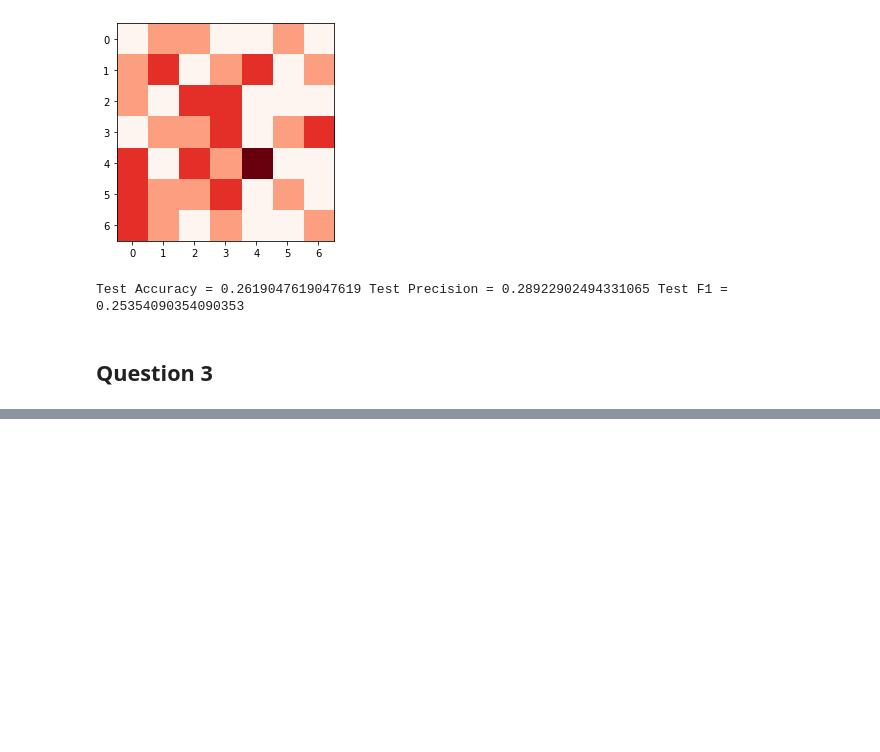
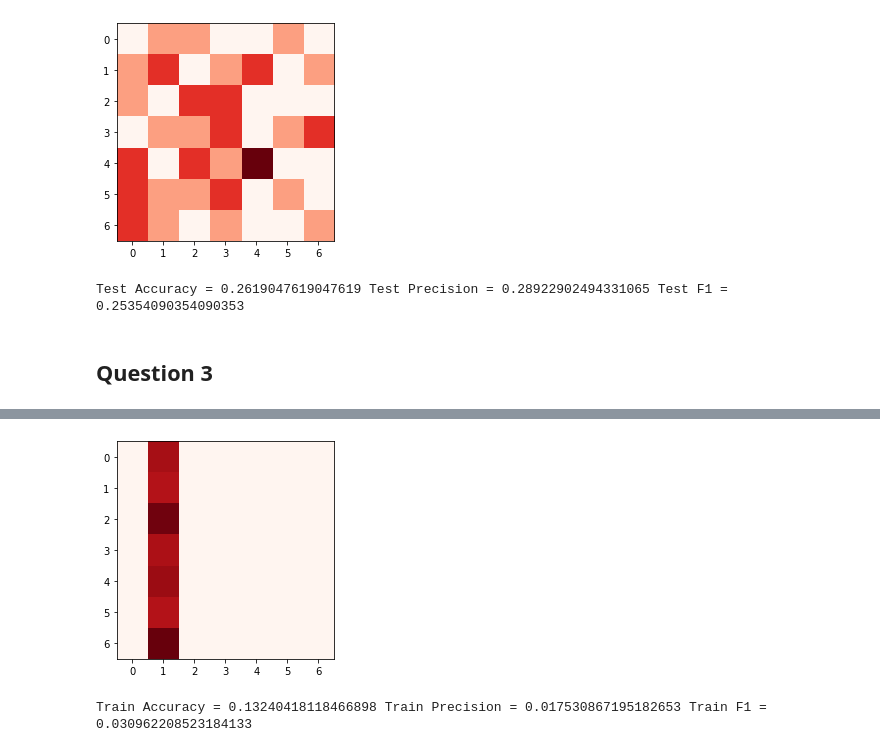
Before and after one commit to TheOneCodeGuy/Convolution-Neural-Networks, a Jupyter notebook: Q1_Q2_Q3.ipynb, the cells around one changed output, grey strips where cells are left out. Cells and saved outputs as stored; diff of their text form; code cells hidden in the pictures; blank space fills up the shorter version.

```diff
--- a/Q1_Q2_Q3.ipynb
+++ b/Q1_Q2_Q3.ipynb
@@ -94,7 +94,7 @@ def train_test_loader(directory, img_size, train_fraction=0.7, cv_fraction=0.2,
     return trainloader, cvloader, testloader, train_size, cv_size, test_size
 # %%
 # trainloader, cvloader, testloader, train_size, cv_size, test_size = train_test_loader('D:/_SEM8/DL/Assignment 3/Assignment3_Data/CUB_200_2011/images/', (224, 224))
-trainloader, cvloader, testloader, train_size, cv_size, test_size = train_test_loader('/content/drive/My Drive/Assignment3_Data/CUB_200_2011/images', (224, 224), batch_size=16)
+trainloader, cvloader, testloader, train_size, cv_size, test_size = train_test_loader('/content/drive/My Drive/Assignment3_Data/CUB_200_2011/images', (224, 224), batch_size=32)
 
 # if __name__ == "__main__":
   # trainloader, cvloader, testloader, train_size, cv_size, test_size = train_test_loader('Assignment3_Data/CUB_200_2011/images/', (224, 224))
@@ -914,15 +915,15 @@ class CNN3(nn.Module):
         y_hat = torch.argmax(y_hat, axis=1)
         return y_hat
 # %%
-classifier = CNN3(200)
+classifier = CNN3(7)
 criterion = nn.CrossEntropyLoss()
-optimizer = optim.SGD(classifier.parameters(), lr=0.001, momentum=0.9)
+optimizer = optim.SGD(classifier.parameters(), lr=0.0001, momentum=0.9)
 classifier = classifier.to(device)
 # %%
 old_loss = np.inf
-
-max_epoch = 500
-
+from IPython.display import clear_output
+losses = []
+max_epoch = 200
 for epoch in range(max_epoch):
 
     running_loss = 0.0
@@ -935,7 +936,6 @@ for epoch in range(max_epoch):
 
         # Forward
         y_hat = classifier(X)
-        break
 
         # Calculate Loss (Cross Entropy)
         loss = criterion(y_hat, y)
@@ -946,12 +946,13 @@ for epoch in range(max_epoch):
         # Update Parameters
         optimizer.step()
 
-        running_loss += loss.item()
+        running_loss += loss.item()*len(X)/train_size
 
-    break
     print('Epoch', epoch+1, ': Loss =', running_loss)
+    losses.append(running_loss)
 
-    if abs(running_loss-old_loss)/running_loss < 1e-5:
+
+    if (abs(running_loss-old_loss)/running_loss < 0.2) and epoch>=10 and running_loss<0.01:
         print('Converged')
         break
 
@@ -965,0 +980,20 @@ RuntimeError: ignored
+# %%
+with torch.no_grad():
+
+    train_loss = 0.0
+    y_train = []
+    y_train_pred = []
+
+    for data in trainloader:
+
+        X, y = data[0].to(device), data[1].to(device)
+        y_hat = classifier(X)
+        train_loss += criterion(y_hat, y)*len(X)/train_size
+
+        y_train.extend(list(y.detach().cpu().numpy()))
+        y_train_pred.extend(list(torch.argmax(y_hat, axis=1).detach().cpu().numpy()))
+
+print('Train Loss =', train_loss.item())
+plt.imshow(confusion_matrix(y_train, y_train_pred), cmap='Reds')
+plt.show()
+# %% [output]
@@ -966,3 +1001,12 @@ RuntimeError: ignored
+[figure, added]
+# %%
+acc_tr = accuracy_score(y_train, y_train_pred)
+prec_tr = precision_score(y_train, y_train_pred, average='weighted')
+f1_tr = f1_score(y_train, y_train_pred, average='weighted')
+
+print('Train Accuracy =', acc_tr, 'Train Precision =', prec_tr, 'Train F1 =', f1_tr)
+# %% [output]
+Train Accuracy = 0.13240418118466898 Train Precision = 0.017530867195182653 Train F1 = 0.030962208523184133
 # %%
 with torch.no_grad():
 
```
Also changed, not shown: parts of 5 cells of this notebook.
